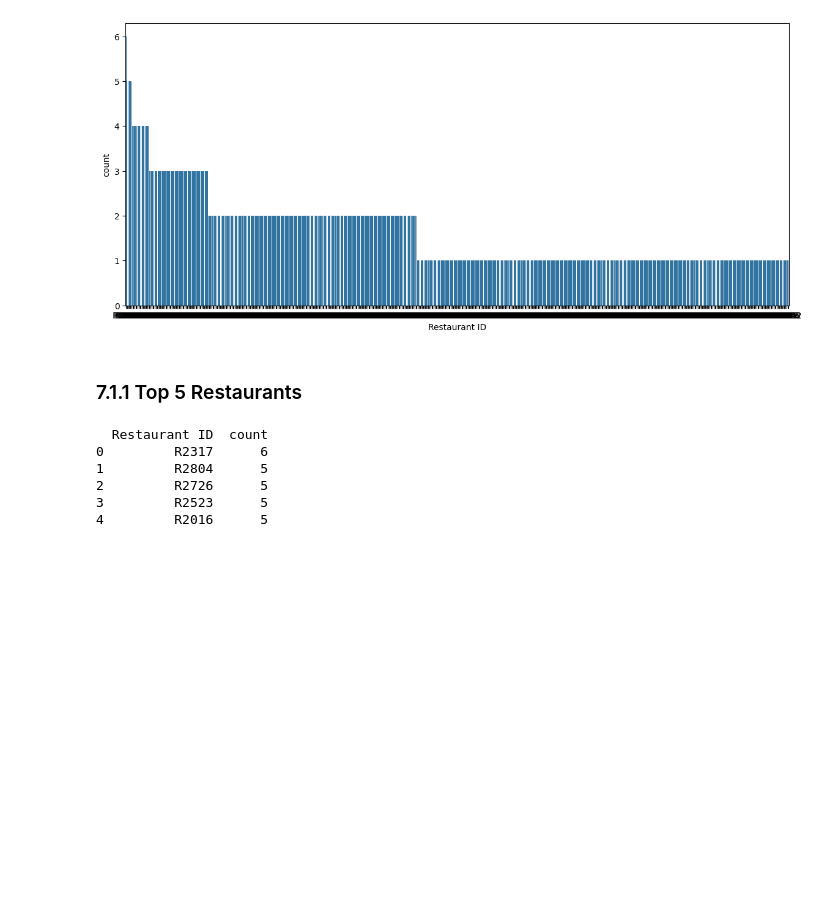
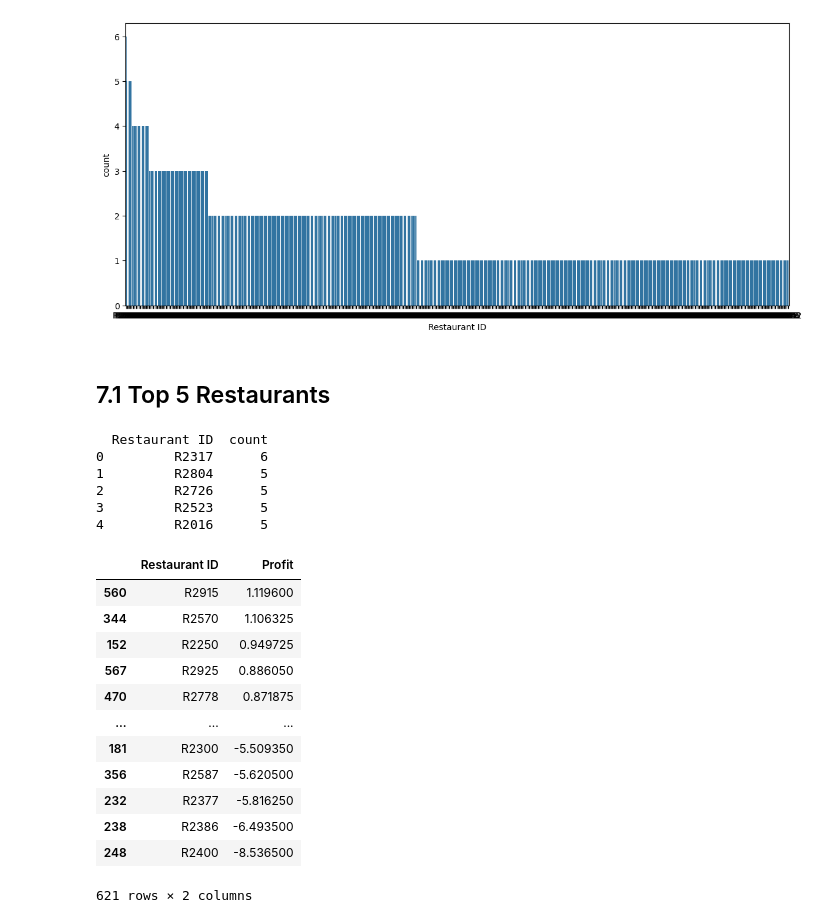
Before and after one commit to HSVI/Food-Delivery-Analysis, a Jupyter notebook: Analysis.ipynb, the cells around one changed output. Drawn from its saved outputs; the diff is of its cells as text; code cells hidden in the pictures; blank space fills up the shorter version.

```diff
--- a/Analysis.ipynb
+++ b/Analysis.ipynb
@@ -272,7 +246,7 @@ sns.barplot(x='Restaurant ID', y='count', data=restaurant_counts)
 <Axes: xlabel='Restaurant ID', ylabel='count'>
 [figure]
 # %% [markdown]
-### 7.1.1 Top 5 Restaurants
+## 7.1 Top 5 Restaurants
 # %%
 print(restaurant_counts.head(5))
 # %% [output]
@@ -282,3 +256,21 @@ print(restaurant_counts.head(5))
 2         R2726      5
 3         R2523      5
 4         R2016      5
+# %%
+test = df.groupby("Restaurant ID")["Profit"].sum().reset_index()
+# %%
+test.sort_values(by="Profit", ascending=False)
+# %% [output]
+|  | Restaurant ID | Profit |
+| 560 | R2915 | 1.119600 |
+| 344 | R2570 | 1.106325 |
+| 152 | R2250 | 0.949725 |
+| 567 | R2925 | 0.886050 |
+| 470 | R2778 | 0.871875 |
+| ... | ... | ... |
+| 181 | R2300 | -5.509350 |
+| 356 | R2587 | -5.620500 |
+| 232 | R2377 | -5.816250 |
+| 238 | R2386 | -6.493500 |
+| 248 | R2400 | -8.536500 |
+621 rows × 2 columns
```
Also changed, not shown: parts of 16 cells of this notebook.
